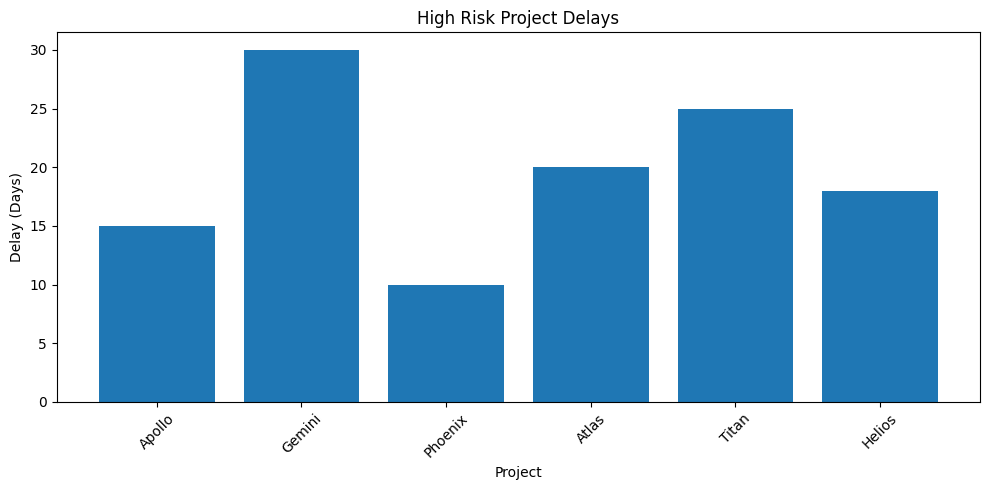
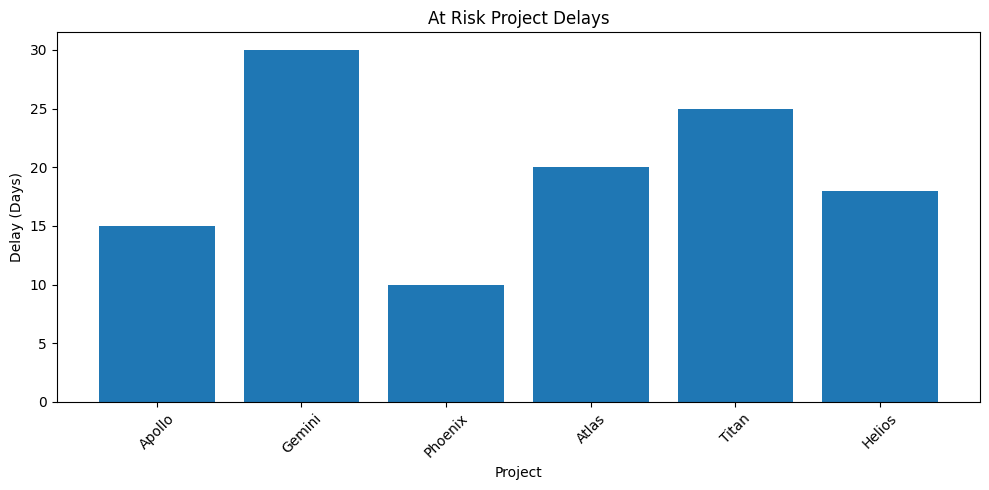
Code edit (unified diff) that turned the first committed figure into the second:
--- before
+++ after
@@ -1,7 +1,7 @@
 # crreate high-risk project delays bar chart
 plt.figure(figsize=(10,5))
-plt.bar(high_risk_df["Project"], high_risk_df["DelayDays"])
+plt.bar(at_risk_df["Project"], at_risk_df["DelayDays"])
 plt.xticks(rotation=45)
-plt.title("High Risk Project Delays")
+plt.title("At Risk Project Delays")
 plt.xlabel("Project")
 plt.ylabel("Delay (Days)")

Commit: Add Streamlit app